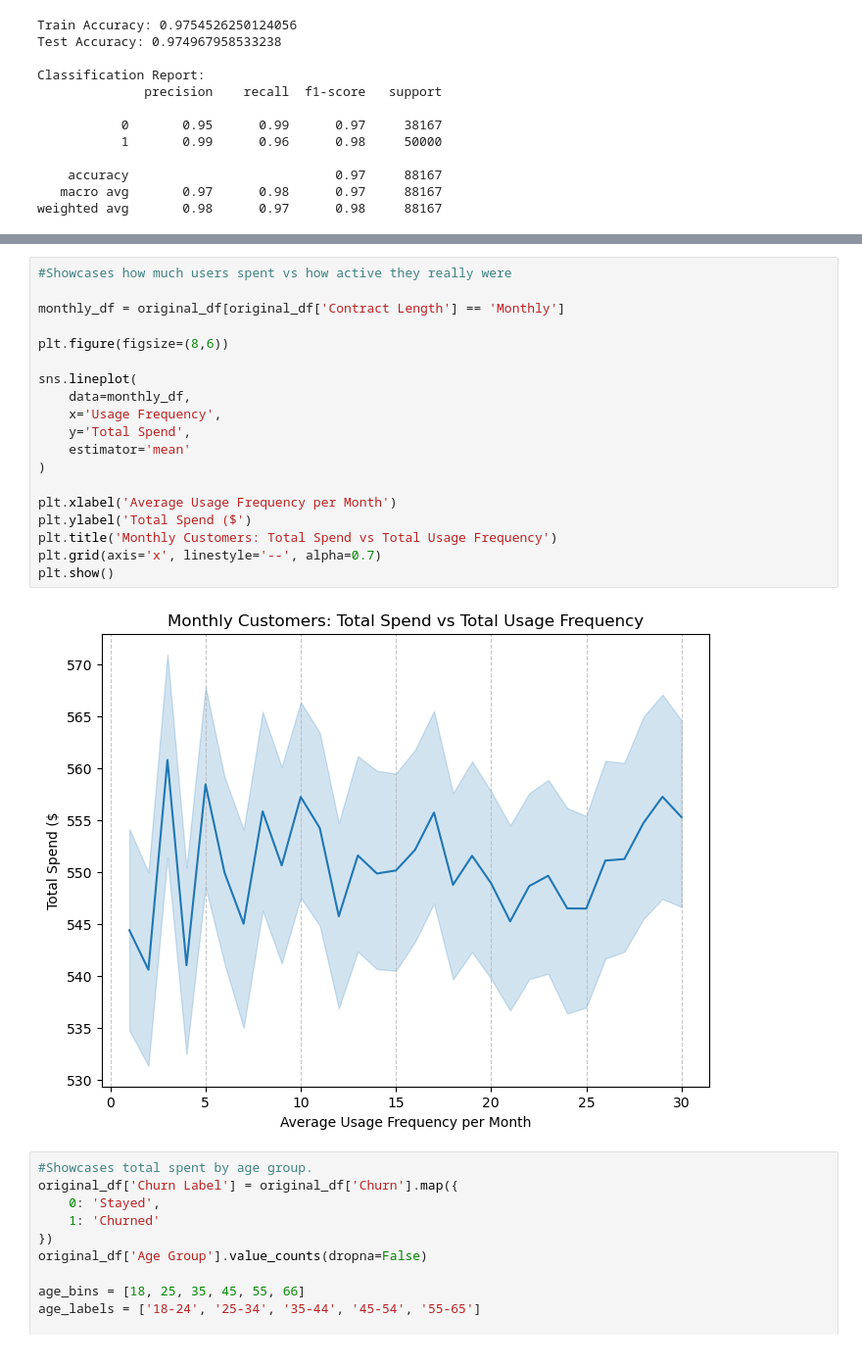
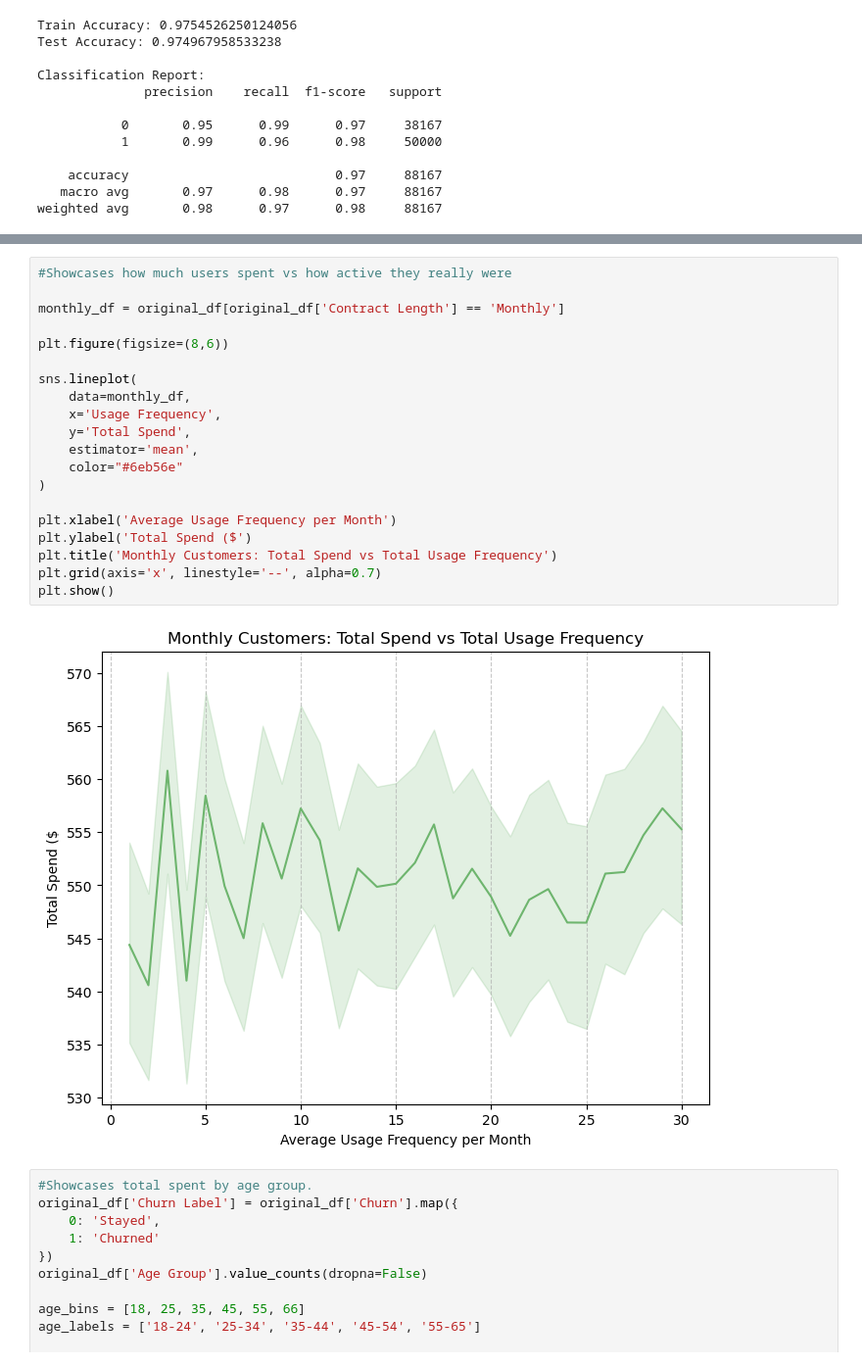
Before and after one commit to jaydenrrr22/CapstoneProject, a Jupyter notebook: data_analysis/SpendingAnalysis_Trace (1).ipynb, the cells around one changed output, grey strips where cells are left out. Shown at 98% size. Cells and saved outputs as stored; diff of their text form.

```diff
--- a/data_analysis/SpendingAnalysis_Trace (1).ipynb
+++ b/data_analysis/SpendingAnalysis_Trace (1).ipynb
@@ -389,24 +371,25 @@ NameError: name 'top5' is not defined
 # %%
 #Showcases how much users spent vs how active they really were
 
 monthly_df = original_df[original_df['Contract Length'] == 'Monthly']
 
 plt.figure(figsize=(8,6))
 
 sns.lineplot(
     data=monthly_df,
     x='Usage Frequency',
     y='Total Spend',
-    estimator='mean'
+    estimator='mean',
+    color="#6eb56e"
 )
 
 plt.xlabel('Average Usage Frequency per Month')
 plt.ylabel('Total Spend ($')
 plt.title('Monthly Customers: Total Spend vs Total Usage Frequency')
 plt.grid(axis='x', linestyle='--', alpha=0.7)
 plt.show()
 # %% [output]
-[figure, old version]
+[figure, new version]
 # %%
 #Showcases total spent by age group.
 original_df['Churn Label'] = original_df['Churn'].map({
```
Also changed, not shown: parts of 2 cells of this notebook.
